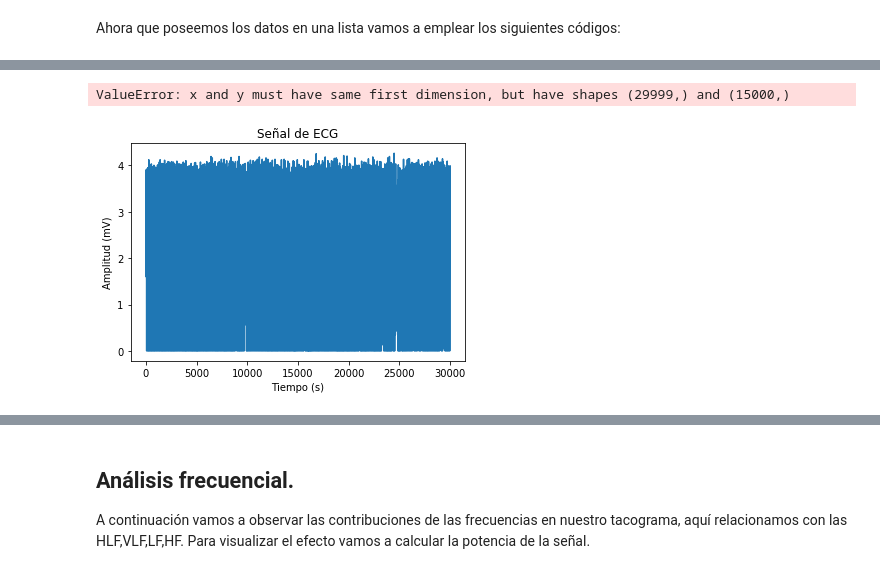
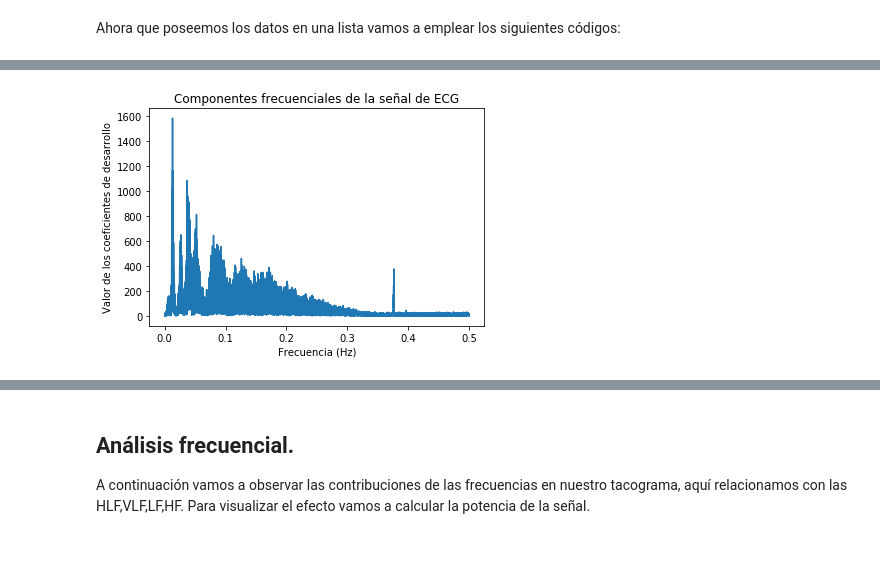
Before and after one commit to algoritmos-2019-2/clase-1-eduar25, a Jupyter notebook: Proyecto Final..ipynb, the cells around one changed output, grey strips where cells are left out. Drawn from its saved outputs; the diff is of its cells as text; code cells hidden in the pictures.

```diff
--- a/Proyecto Final..ipynb
+++ b/Proyecto Final..ipynb
@@ -498,7 +509,7 @@ Una vez que tenemos los valores muestreados que corresponden a nuestra señal de
 Empleamos los datos provenientes de nuestra base de datos y los almacenamos en una lista.
 # %%
 ECG2=[]
-with open('Datos muestreados con ayuda de Arduino sin aplicar transformada discreta de Fourier3.txt') as lineas:
+with open('Datos muestreados con ayuda de Arduino sin aplicar transformada discreta de Fourier5.txt') as lineas:
     for linea in lineas:
         ECG2.append(linea)
 # %% [markdown]
@@ -528,2 +541,10 @@ Sabemos que los armónicos son los N-ésimos múltiplos enteros de la frecuencia
 # %% [markdown]
 Ahora que poseemos los datos en una lista vamos a emplear los siguientes códigos:
+# %%
+#len(Datos_num_ECG)
+lista=[0,1,2,3]
+lista2=[]
+for i in lista:
+    j=i*6
+    lista2.append(j)
+print(lista2)
@@ -530,28 +571,30 @@ Ahora que poseemos los datos en una lista vamos a emplear los siguientes código
 # %%
 def Transformada_de_Fourier(ECG,duración_registro):
     Datos_num_ECG=Limpiador_archivo_texto(ECG)
-    len(Datos_num_ECG)
-    Instantes_de_muestreo=linspace(0,duración_registro,len(Datos_num_ECG))
+    #len(Datos_num_ECG)
+    Instantes_de_muestreo=linspace(0,1,len(Datos_num_ECG))
+    Instantes_de_muestreo2=[]
+    for i in Instantes_de_muestreo:
+        j=i*duración_registro
+        Instantes_de_muestreo2.append(j)
     Transformada_F_ECG=np.fft.rfft(Datos_num_ECG)
-    Transformada_F_ECG_normalizada=(Transformada_F_ECG)#/len(Datos_num_ECG)
-    len(Transformada_F_ECG_normalizada)
+    Transformada_F_ECG=np.delete(Transformada_F_ECG, 0)
+    Transformada_F_ECG_normalizada=abs(Transformada_F_ECG)#/len(Datos_num_ECG)
+    #print(Transformada_F_ECG_normalizada)
     Frecuencias=fftfreq(len(Datos_num_ECG))
-
-
-
-    plot(Instantes_de_muestreo,Datos_num_ECG)
-    xlabel('Tiempo (s)')
-    ylabel('Amplitud (mV)')
-    title('Señal de ECG')
-
-    plot(Frecuencias,Transformada_F_ECG_normalizada)
+    Frecuencias2=[]
+    for i in Frecuencias:
+        if i >=0:
+            Frecuencias2.append(i)
+        else:
+            continue
+    p2, =plot(Frecuencias2,Transformada_F_ECG_normalizada)
     xlabel('Frecuencia (Hz)')
     ylabel('Valor de los coeficientes de desarrollo')
     title('Componentes frecuenciales de la señal de ECG')
 # %%
-Transformada_de_Fourier(ECG2,30000)
+Transformada_de_Fourier(ECG2,600)
 # %% [output]
-ValueError: x and y must have same first dimension, but have shapes (29999,) and (15000,)
-[figure, old version]
+[figure, new version]
 # %%
 def Instantes_Picos_R(ECG,duración_registro,TOL):
```
Also changed, not shown: parts of 18 cells of this notebook, 2 other files.
